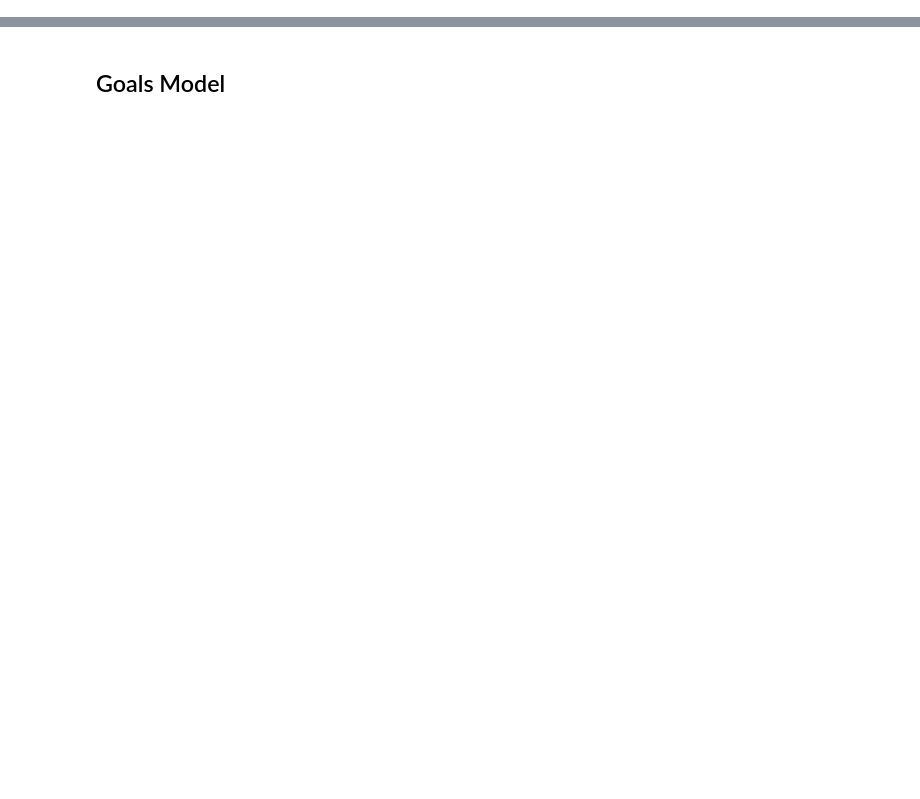
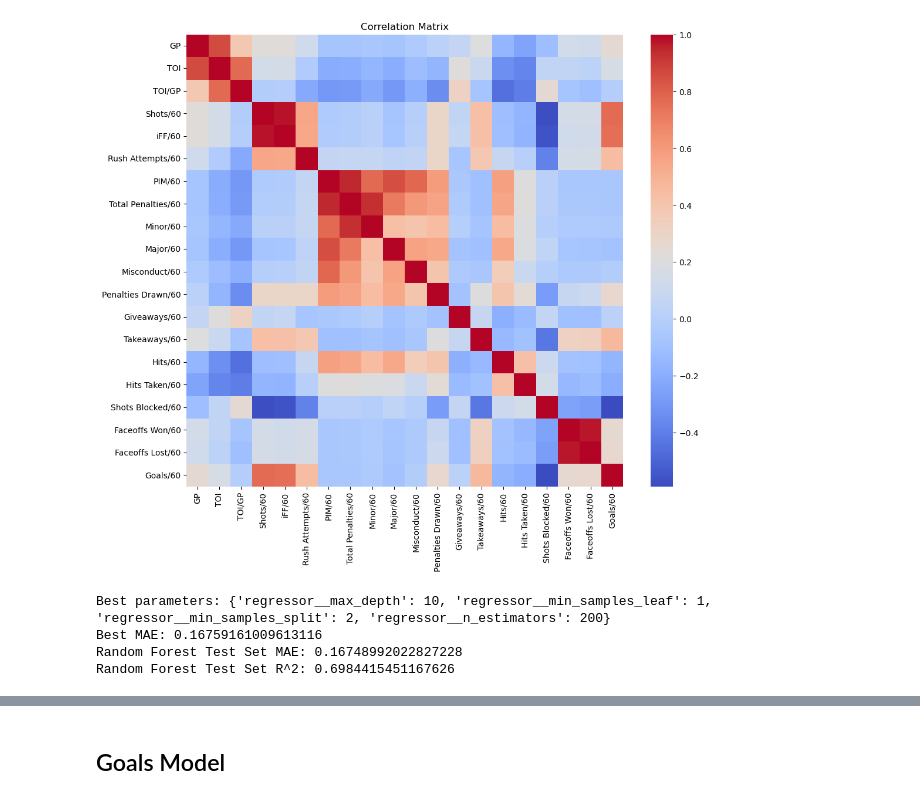
Before and after one commit to bolg55/NHL-Fantasy, a Jupyter notebook: NHL Player Model.ipynb, the cells around one changed output, grey strips where cells are left out. Saved outputs shown, nothing was run; the diff lists cells and outputs as text; code cells hidden in the pictures; blank space fills up the shorter version.

```diff
--- a/NHL Player Model.ipynb
+++ b/NHL Player Model.ipynb
@@ -30,0 +153,55 @@ df = pd.read_sql(query,engine)
+# %%
+import seaborn as sns
+import matplotlib.pyplot as plt
+
+# Combine X and y for correlation analysis
+data_combined = X.copy()
+data_combined['Goals/60'] = y
+
+# Compute the correlation matrix
+corr_matrix = data_combined.corr()
+
+# Plot the correlation heatmap
+plt.figure(figsize=(12, 10))
+sns.heatmap(corr_matrix, annot=False, cmap='coolwarm')
+plt.title('Correlation Matrix')
+plt.show()
+# %% [output]
+[figure, added]
+# %%
+from sklearn.ensemble import RandomForestRegressor
+
+# Create a new pipeline with Random Forest
+rf_pipeline = Pipeline(steps=[
+    ('preprocessor', preprocessor),
+    ('regressor', RandomForestRegressor(random_state=42))
+])
+
+# Define hyperparameters for tuning
+param_grid = {
+    'regressor__n_estimators': [100, 200],
+    'regressor__max_depth': [None, 10, 20],
+    'regressor__min_samples_split': [2, 5],
+    'regressor__min_samples_leaf': [1, 2]
+}
+
+# Use GridSearchCV
+grid_search_rf = GridSearchCV(rf_pipeline, param_grid, cv=5, scoring='neg_mean_absolute_error', n_jobs=-1)
+grid_search_rf.fit(X_train, y_train)
+
+# Best parameters and score
+print(f"Best parameters: {grid_search_rf.best_params_}")
+print(f"Best MAE: {-grid_search_rf.best_score_}")
+
+# Evaluate on test set
+y_pred_rf = grid_search_rf.predict(X_test)
+mae_rf = mean_absolute_error(y_test, y_pred_rf)
+r2_rf = r2_score(y_test, y_pred_rf)
+
+print(f"Random Forest Test Set MAE: {mae_rf}")
+print(f"Random Forest Test Set R^2: {r2_rf}")
+# %% [output]
+Best parameters: {'regressor__max_depth': 10, 'regressor__min_samples_leaf': 1, 'regressor__min_samples_split': 2, 'regressor__n_estimators': 200}
+Best MAE: 0.16759161009613116
+Random Forest Test Set MAE: 0.16748992022827228
+Random Forest Test Set R^2: 0.6984415451167626
```
Also changed, not shown: parts of 12 cells of this notebook, 8 other files.
